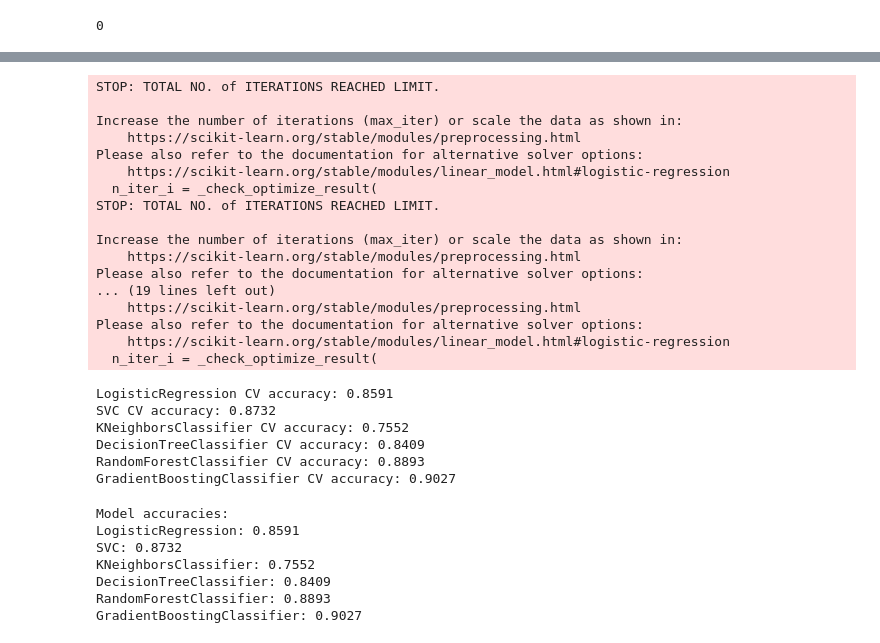
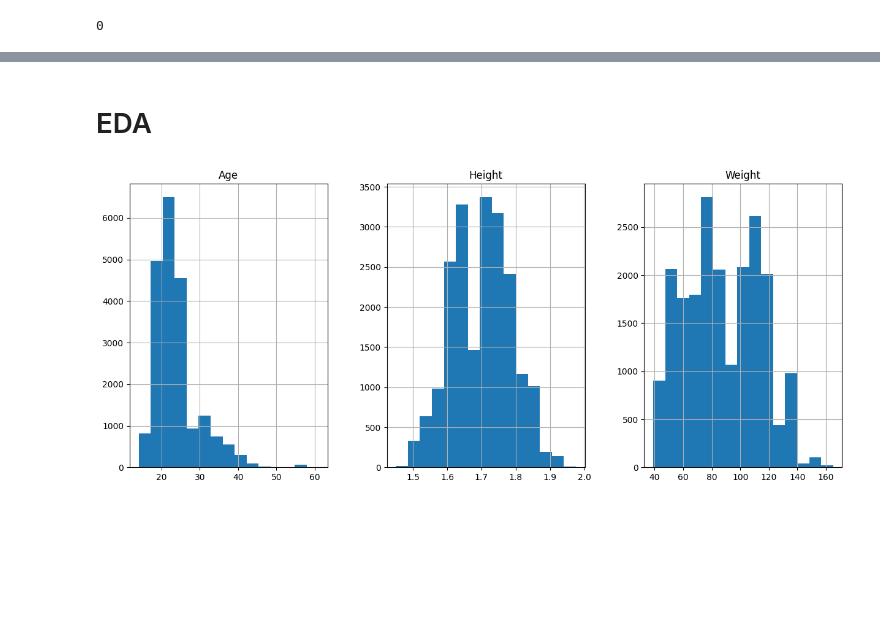
Before and after one commit to swathibommina/Projects, a Jupyter notebook: multi-class-prediction-of-obesity-risk.ipynb, the cells around one changed output, grey strips where cells are left out. Saved outputs shown, nothing was run; the diff lists cells and outputs as text; code cells hidden in the pictures; blank space fills up the shorter version.

```diff
--- a/multi-class-prediction-of-obesity-risk.ipynb
+++ b/multi-class-prediction-of-obesity-risk.ipynb
@@ -242,51 +73,8 @@ model_scores = {}
-# %%
-# Iterate over the models list
-for model in models:
-    # Create a new pipeline with the current model
-    pipeline = Pipeline(steps=[('preprocessor', preprocessor),
-                               ('model', model)])
-
-    # Compute the cross-validation scores
-    scores = cross_val_score(pipeline, X_train, y_train, cv=5, scoring='accuracy')
-
-    # Store the mean score for the model
-    model_name = model.__class__.__name__
-    model_scores[model_name] = scores.mean()
-    print(f'{model_name} CV accuracy: {scores.mean():.4f}')
-# %% [output]
-STOP: TOTAL NO. of ITERATIONS REACHED LIMIT.
-
-Increase the number of iterations (max_iter) or scale the data as shown in:
-    https://scikit-learn.org/stable/modules/preprocessing.html
-Please also refer to the documentation for alternative solver options:
-    https://scikit-learn.org/stable/modules/linear_model.html#logistic-regression
-  n_iter_i = _check_optimize_result(
-STOP: TOTAL NO. of ITERATIONS REACHED LIMIT.
-
-Increase the number of iterations (max_iter) or scale the data as shown in:
-    https://scikit-learn.org/stable/modules/preprocessing.html
-Please also refer to the documentation for alternative solver options:
-... (19 lines left out)
-    https://scikit-learn.org/stable/modules/preprocessing.html
-Please also refer to the documentation for alternative solver options:
-    https://scikit-learn.org/stable/modules/linear_model.html#logistic-regression
-  n_iter_i = _check_optimize_result(
-LogisticRegression CV accuracy: 0.8591
-SVC CV accuracy: 0.8732
-KNeighborsClassifier CV accuracy: 0.7552
-DecisionTreeClassifier CV accuracy: 0.8409
-RandomForestClassifier CV accuracy: 0.8893
-GradientBoostingClassifier CV accuracy: 0.9027
-# %%
-# After evaluating all models, print the scores for each one
-print("\nModel accuracies:")
-for model_name, score in model_scores.items():
-    print(f'{model_name}: {score:.4f}')
-# %% [output]
-Model accuracies:
-LogisticRegression: 0.8591
-SVC: 0.8732
-KNeighborsClassifier: 0.7552
-DecisionTreeClassifier: 0.8409
-RandomForestClassifier: 0.8893
-GradientBoostingClassifier: 0.9027
+# %% [markdown]
+# EDA
+# %%
+# Histograms for numerical features
+df[['Age', 'Height', 'Weight']].hist(bins=15, figsize=(15, 6), layout=(1, 3))
+plt.show()
+# %% [output]
+[figure, added]
```
Also changed, not shown: parts of 36 cells of this notebook.
